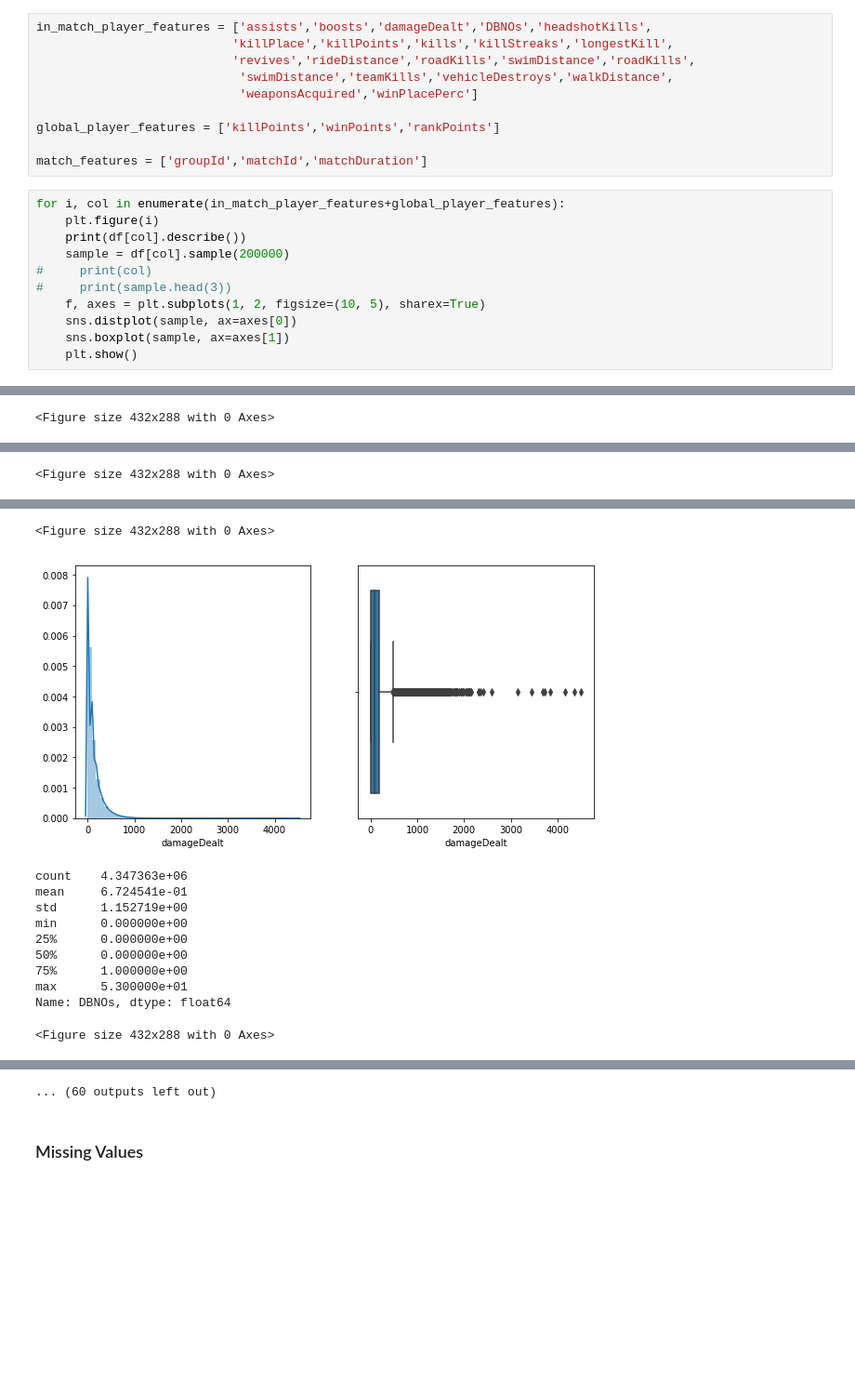
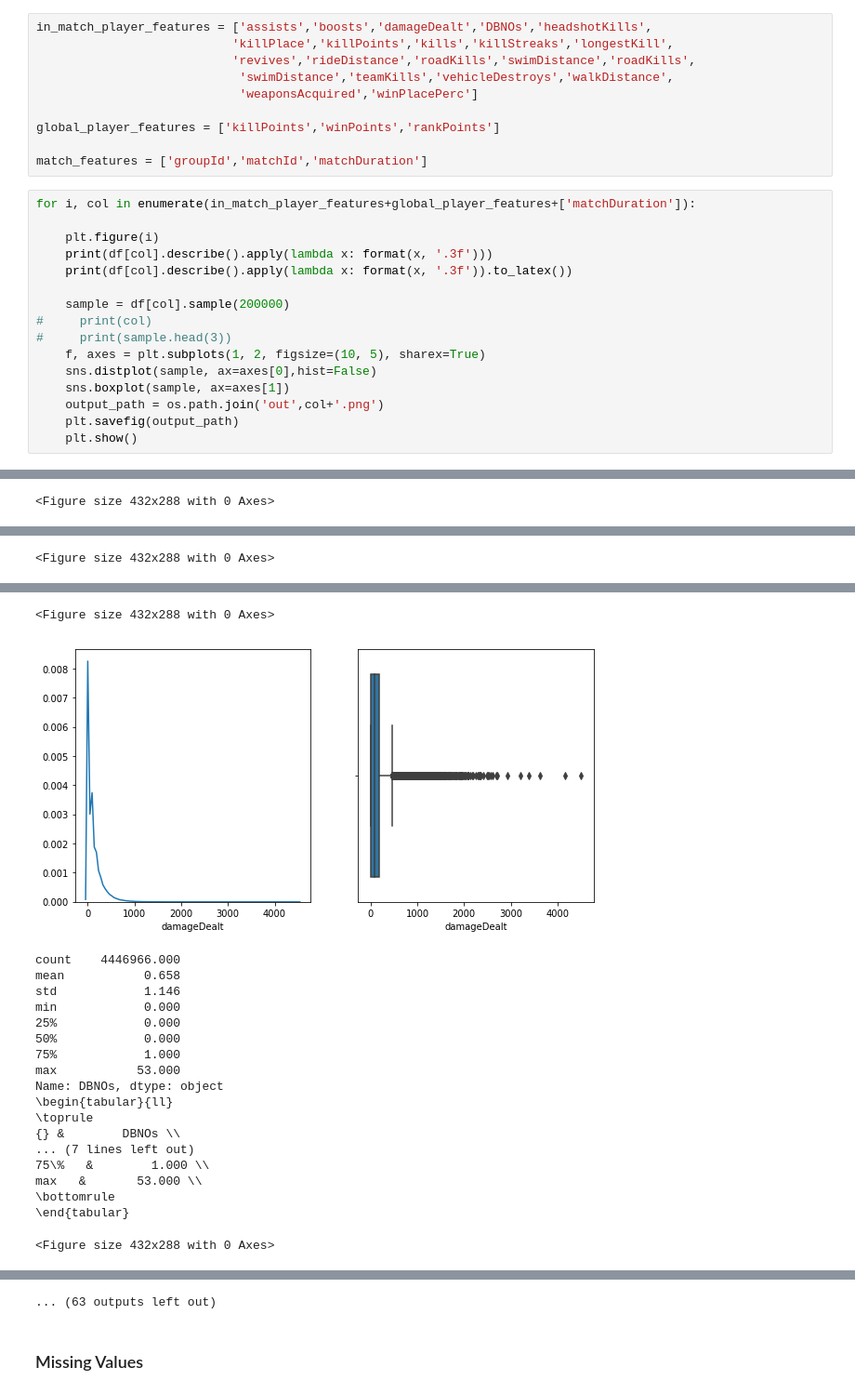
Before and after one commit to jamerico/pubg-data-sciece, a Jupyter notebook: 2_Modeling/Data Visualization/data_visualization.ipynb, the cells around one changed output, grey strips where cells are left out. Shown at 93% size. Drawn from its saved outputs; the diff is of its cells as text; blank space fills up the shorter version.

```diff
--- a/2_Modeling/Data Visualization/data_visualization.ipynb
+++ b/2_Modeling/Data Visualization/data_visualization.ipynb
@@ -80,14 +65,19 @@ global_player_features = ['killPoints','winPoints','rankPoints']
 
 match_features = ['groupId','matchId','matchDuration']
 # %%
-for i, col in enumerate(in_match_player_features+global_player_features):
+for i, col in enumerate(in_match_player_features+global_player_features+['matchDuration']):
+
     plt.figure(i)
-    print(df[col].describe())
+    print(df[col].describe().apply(lambda x: format(x, '.3f')))
+    print(df[col].describe().apply(lambda x: format(x, '.3f')).to_latex())
+
     sample = df[col].sample(200000)
 #     print(col)
 #     print(sample.head(3))
     f, axes = plt.subplots(1, 2, figsize=(10, 5), sharex=True)
-    sns.distplot(sample, ax=axes[0])
+    sns.distplot(sample, ax=axes[0],hist=False)
     sns.boxplot(sample, ax=axes[1])
+    output_path = os.path.join('out',col+'.png')
+    plt.savefig(output_path)
     plt.show()
 # %% [output]
@@ -125,12 +139,20 @@ Name: damageDealt, dtype: float64
 <Figure size 432x288 with 0 Axes>
-[figure, old version]
+[figure, new version]
-count    4.347363e+06
-mean     6.724541e-01
-std      1.152719e+00
-min      0.000000e+00
-25%      0.000000e+00
-50%      0.000000e+00
-75%      1.000000e+00
-max      5.300000e+01
-Name: DBNOs, dtype: float64
+count    4446966.000
+mean           0.658
+std            1.146
+min            0.000
+25%            0.000
+50%            0.000
+75%            1.000
+max           53.000
+Name: DBNOs, dtype: object
+\begin{tabular}{ll}
+\toprule
+{} &        DBNOs \\
+... (7 lines left out)
+75\%   &        1.000 \\
+max   &       53.000 \\
+\bottomrule
+\end{tabular}
 <Figure size 432x288 with 0 Axes>
@@ -138,4 +160,4 @@ Name: DBNOs, dtype: float64
-... (60 outputs left out)
+... (63 outputs left out)
 # %% [markdown]
 ### Missing Values
 # %%
```
Also changed, not shown: parts of 4 cells of this notebook, 25 other files.
